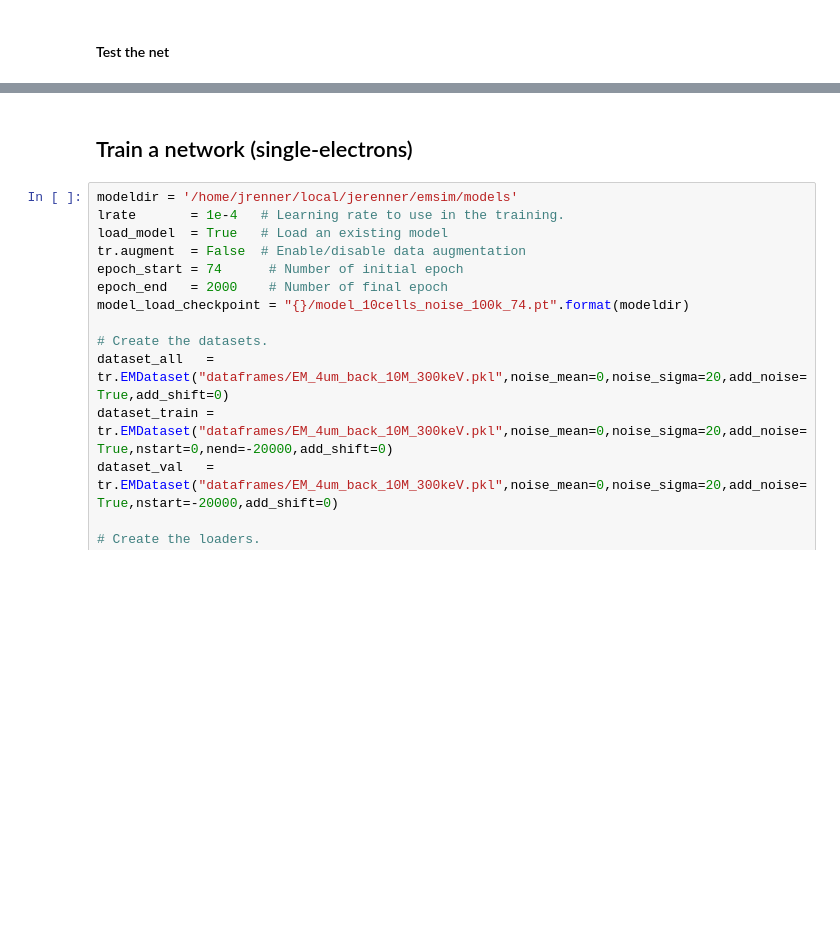
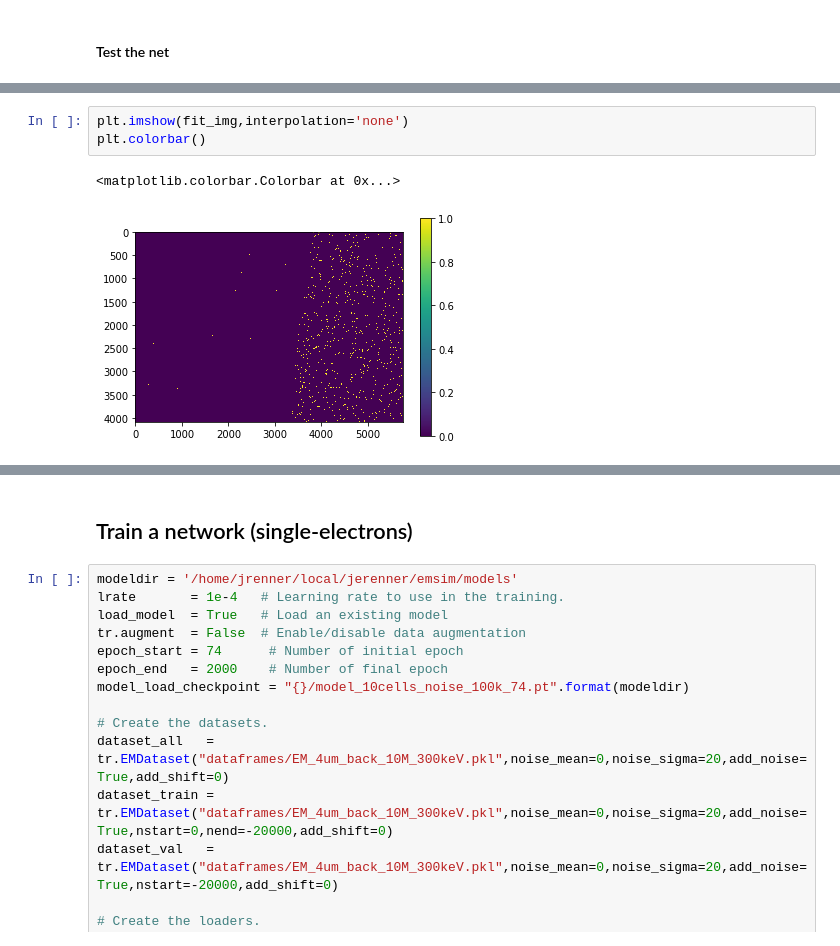
Before and after one commit to jerenner/emsim, a Jupyter notebook: emsim.ipynb, the cells around one changed output, grey strips where cells are left out. Saved outputs shown, nothing was run; the diff lists cells and outputs as text; blank space fills up the shorter version.

```diff
--- a/emsim.ipynb
+++ b/emsim.ipynb
@@ -285,0 +339,6 @@ prob
+# %%
+plt.imshow(fit_img,interpolation='none')
+plt.colorbar()
+# %% [output]
+<matplotlib.colorbar.Colorbar at 0x...>
+[figure, added]
```
Also changed, not shown: parts of 40 cells of this notebook.
